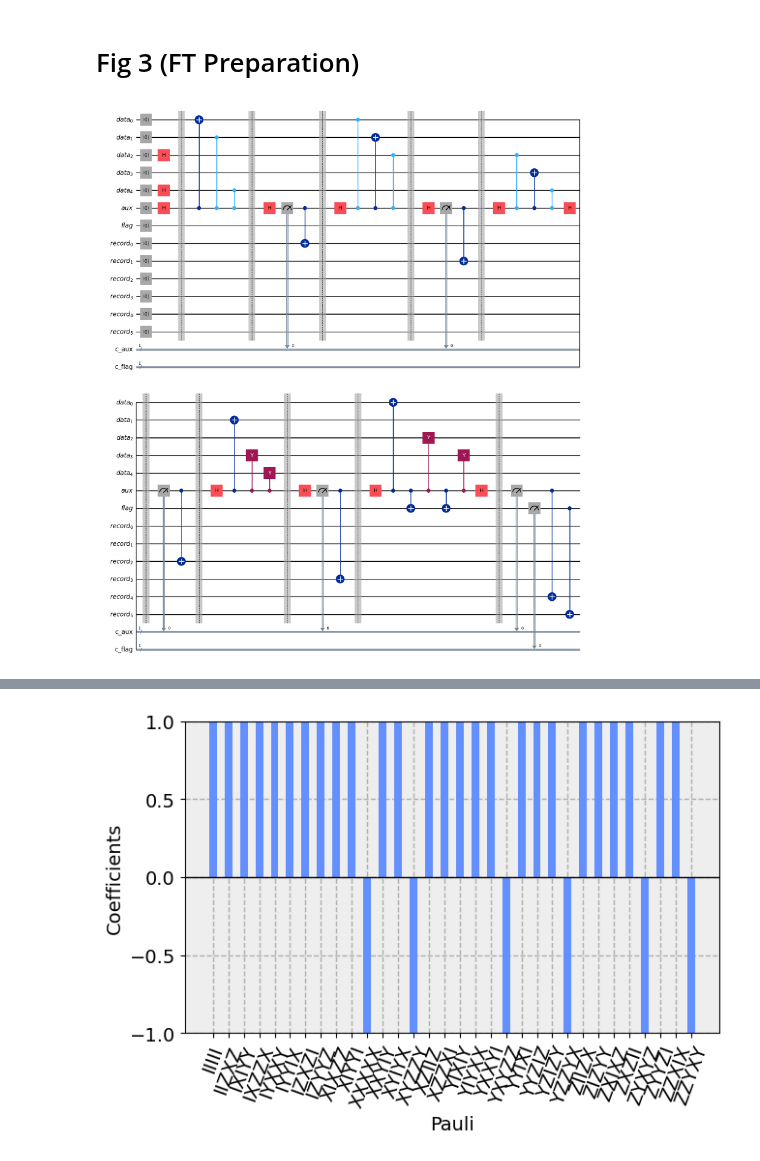
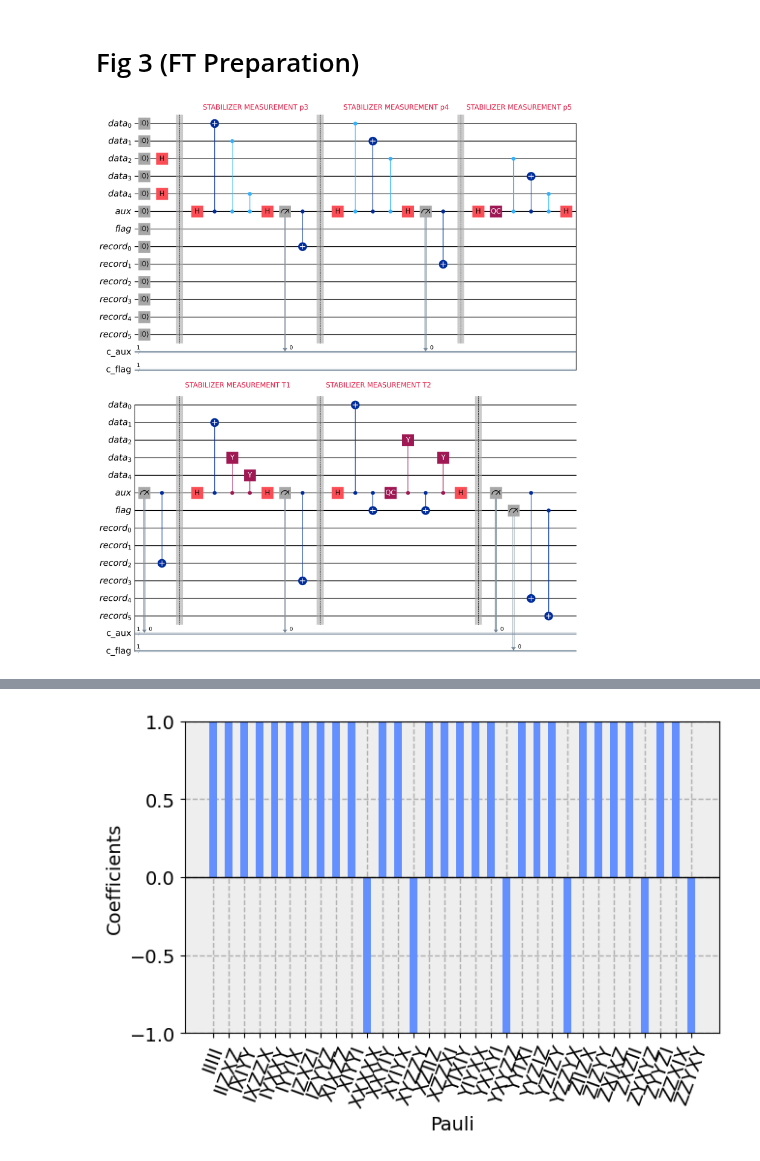
Before and after one commit to 10ay/c191proj, a Jupyter notebook: Paper Figures-alex.ipynb, the cells around one changed output, grey strips where cells are left out. Saved outputs shown, nothing was run; the diff lists cells and outputs as text; code cells hidden in the pictures.

```diff
--- a/Paper Figures-alex.ipynb
+++ b/Paper Figures-alex.ipynb
@@ -4,7 +4,7 @@ from qiskit.visualization import plot_histogram
 from qiskit import *
 %matplotlib inline
 import matplotlib
-matplotlib.rcParams.update({'font.size': 22})
+matplotlib.rcParams.update({'font.size': 50})
 import numpy as np
 
 from qiskit.quantum_info import SparsePauliOp
@@ -17,6 +17,8 @@ from qiskit.visualization import plot_bloch_vector, plot_bloch_multivector, plot
 import qiskit.circuit.library.phase_estimation as PhaseEstimation
 
 from qiskit.circuit.library import IGate, XGate, YGate, ZGate
+from qiskit.circuit import Gate
+
 
 from qiskit_aer.noise import NoiseModel
 from qiskit_aer.noise.errors import depolarizing_error
@@ -456,33 +458,35 @@ c_flag = ClassicalRegister(1, 'c_flag')
 
 # Full circuit = body of while loop
 body = QuantumCircuit(data, aux, flag, record, c_aux, c_flag, name="circuit2")
+#QE =  QuantumError([((IGate(), [0]), 0.4), ((XGate(), [0]), 0.2), ((YGate(), [0]), 0.2), ((ZGate(), [0]), 0.2)])
+dummy_gate = Gate(name="QC", num_qubits=1, params=[])
+
 
 body.reset(data)
 body.reset(aux)
 body.reset(flag)
 body.reset(record)
 # Step 1
-body.h(aux[0])
 body.h(data[2])
 body.h(data[4])
 body.barrier()
 
+body.h(aux[0])
 body.cx(aux[0], data[0])
 body.cz(aux[0], data[1])
 body.cz(aux[0], data[4])
-body.barrier()
 
 body.h(aux[0])
 body.measure(aux[0], c_aux[0])  # 1st measurement
 body.cx(aux[0], record[0])
+
+
 body.barrier()
-
 # Step 2
 body.h(aux[0])
 body.cz(aux[0], data[0])
 body.cx(aux[0], data[1])
 body.cz(aux[0], data[2])
-body.barrier()
 body.h(aux[0])
 body.measure(aux[0], c_aux[0])  # 2nd measurement
 body.cx(aux[0], record[1])
@@ -490,41 +494,62 @@ body.barrier()
 
 # Step 3
 body.h(aux[0])
+body.append(dummy_gate, aux)
 body.cz(aux[0], data[2])
 body.cx(aux[0], data[3])
 body.cz(aux[0], data[4])
 body.h(aux[0])
-body.barrier()
 body.measure(aux[0], c_aux[0])  # 3rd measurement
 body.cx(aux[0], record[2])
 
 body.barrier()
 body.h(aux[0])
 body.cx(aux[0], data[1])
 body.cy(aux[0], data[3])
 body.cy(aux[0], data[4])
-body.barrier()
 body.h(aux[0])
 body.measure(aux[0], c_aux[0])
 body.cx(aux[0], record[3])
 
 
 body.barrier()
 body.h(aux[0])
 body.cx(aux[0], data[0])
 body.cx(aux[0], flag[0])
+body.append(dummy_gate, aux)
 body.cy(aux[0], data[2])
 body.cx(aux[0], flag[0])
 body.cy(aux[0], data[3])
 body.h(aux[0])
 body.barrier()
 body.measure(aux[0], c_aux[0])
 body.cx(aux[0], record[4])
 body.measure(flag[0], c_flag)
 body.cx(flag[0], record[5])
 
 
 #circuit.measure(aux[0], c_aux)
 body.draw('mpl')
+
+from matplotlib.pyplot import figure
+
+fig = figure(figsize=(50,100))
+ax = fig.add_subplot()
+height = 0.8
+ax.text(4, 0.8, 'STABILIZER MEASUREMENT p3', color = 'crimson', size=40)
+ax.text(12, 0.8, 'STABILIZER MEASUREMENT p4',  color = 'crimson', size=40)
+ax.text(19, 0.8, 'STABILIZER MEASUREMENT p5',  color = 'crimson',size=40)
+
+ax.text(3, -15, 'STABILIZER MEASUREMENT T1', color = 'crimson', size=40)
+ax.text(11, -15, 'STABILIZER MEASUREMENT T2',  color = 'crimson', size=40)
+
+large_font = {
+    "fontsize": 20,
+    "subfontsize": 15,
+    "fontfamily": "serif"
+}
+
+
+body.draw('mpl',scale = "latex",style=large_font, ax=ax, filename="my_circuit.png")
 # %% [output]
-[figure, old version]
+[figure, new version]
```
Also changed, not shown: parts of 6 cells of this notebook, 10 other files.
